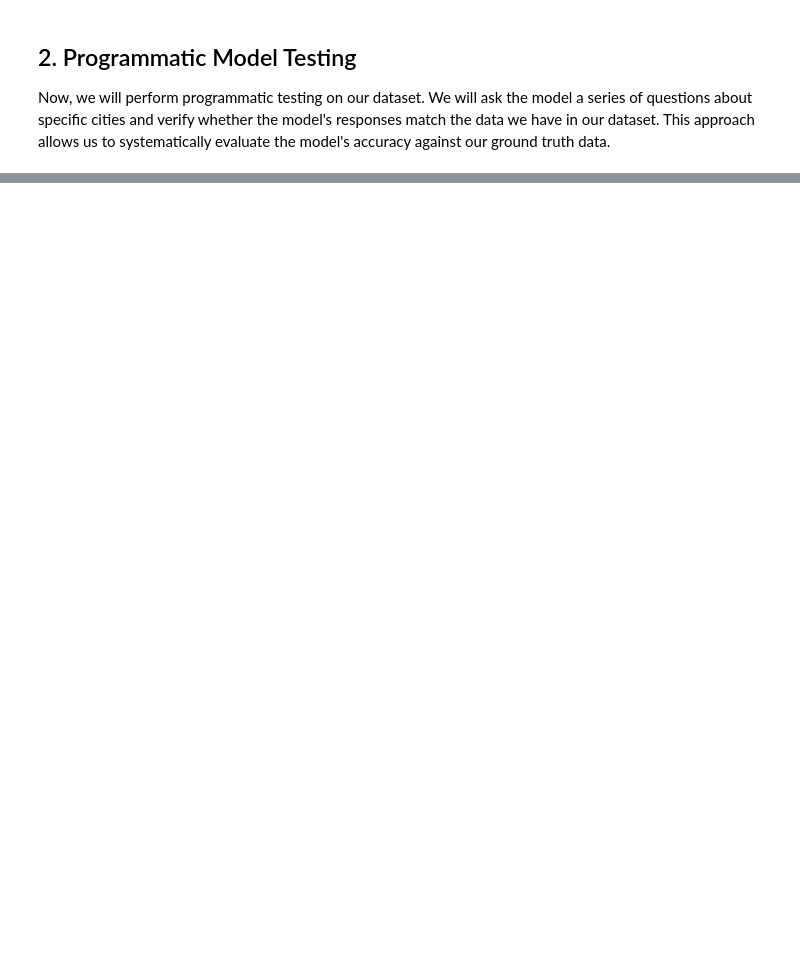
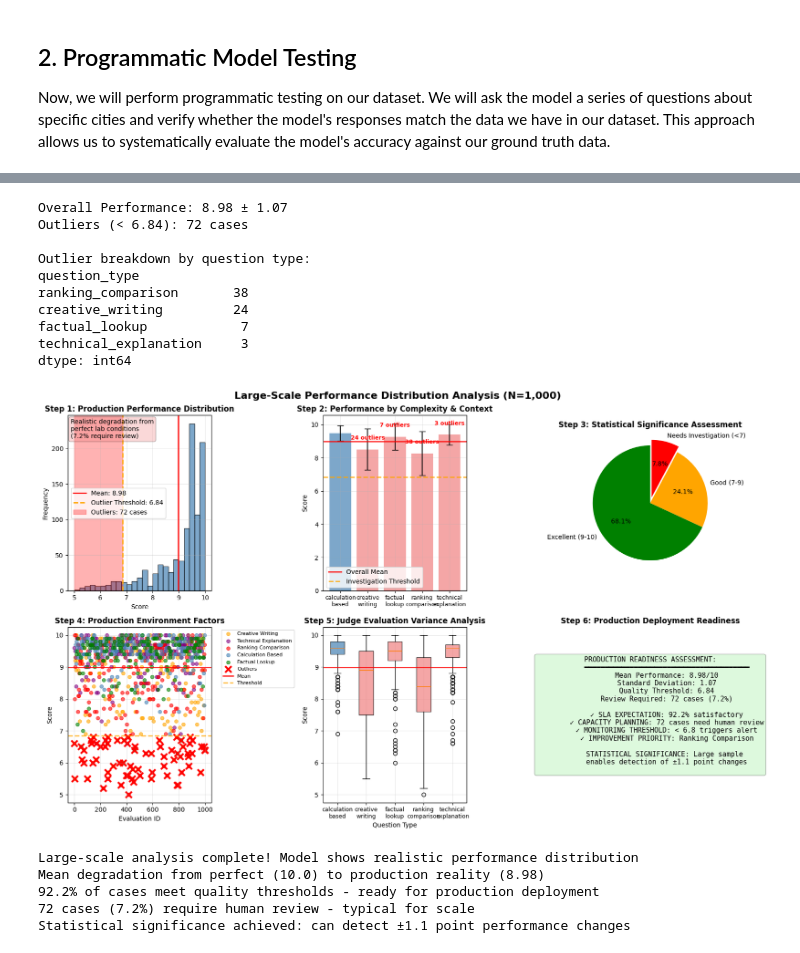
Before and after one commit to archive-of-deleted-repositories/wirjo__sample-gen-ai-evaluations-workshop, a Jupyter notebook: 02-quality-metrics/01_LLM_as_Judge_analysis.ipynb, the cells around one changed output, grey strips where cells are left out. Saved outputs shown, nothing was run; the diff lists cells and outputs as text; code cells hidden in the pictures; blank space fills up the shorter version.

Commit message:
Updated LLM as a Judge analysis

```diff
--- a/02-quality-metrics/01_LLM_as_Judge_analysis.ipynb
+++ b/02-quality-metrics/01_LLM_as_Judge_analysis.ipynb
@@ -30,0 +19,17 @@ bedrock = boto3.client("bedrock-runtime")
+# %%
+import pandas as pd
+import json
+from time import sleep
+
+# Import our modular utility functions
+from utils import *
+
+# Configuration Parameters
+DATA_PATH = "./city_pop.csv"
+SHOW_DETAILED_RESULTS = True
+SCALE_TEST_SAMPLES = 1000  # Number of samples for scale testing
+RANDOM_SEED = 42  # For reproducibility
+SHOW_PLOTS = True  # Display visualization
+
+
+print("Utility modules loaded")
@@ -864,0 +446,24 @@ This notebook demonstrated advanced evaluation metrics for US cities demographic
+# %%
+# Run large-scale analysis
+df_scaled, stats, fig = analyze_model_performance(
+    n_samples=SCALE_TEST_SAMPLES,
+    random_seed=RANDOM_SEED,
+    show_plots=SHOW_PLOTS
+)
+# %% [output]
+Overall Performance: 8.98 ± 1.07
+Outliers (< 6.84): 72 cases
+
+Outlier breakdown by question type:
+question_type
+ranking_comparison       38
+creative_writing         24
+factual_lookup            7
+technical_explanation     3
+dtype: int64
+[figure, added]
+Large-scale analysis complete! Model shows realistic performance distribution
+Mean degradation from perfect (10.0) to production reality (8.98)
+92.2% of cases meet quality thresholds - ready for production deployment
+72 cases (7.2%) require human review - typical for scale
+Statistical significance achieved: can detect ±1.1 point performance changes
```
Also changed, not shown: parts of 45 cells of this notebook, 1 other file.
